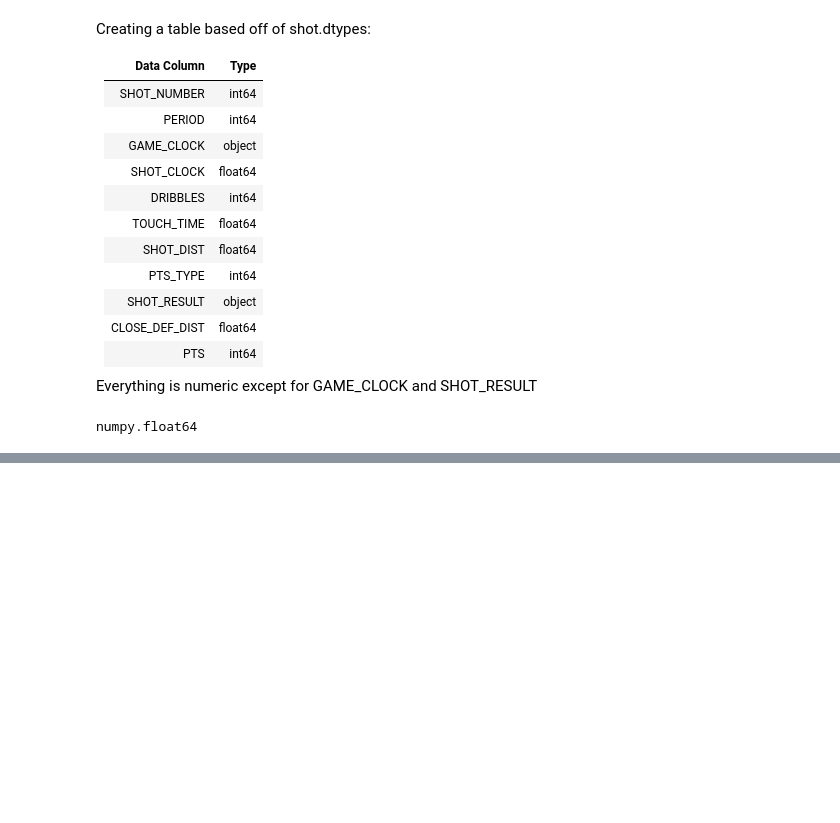
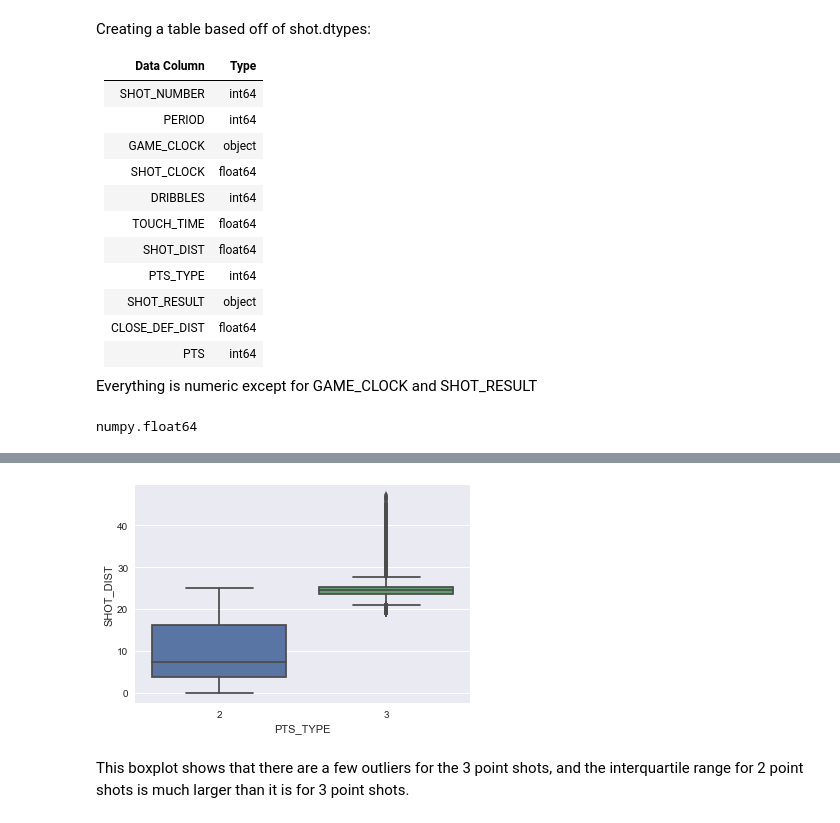
Before and after one commit to ray-chen-930/nba-shot-value-predictor, a Jupyter notebook: Capstone Project 1.ipynb, the cells around one changed output, grey strips where cells are left out. Drawn from its saved outputs; the diff is of its cells as text; code cells hidden in the pictures; blank space fills up the shorter version.

```diff
--- a/Capstone Project 1.ipynb
+++ b/Capstone Project 1.ipynb
@@ -190,0 +302,9 @@ shot_missed = shot.loc[shot['SHOT_RESULT'] == 0, :]
+# %%
+#comparing shot distance and whether or not it was a 3
+
+sns.boxplot(shot['PTS_TYPE'], shot['SHOT_DIST'])
+plt.show()
+# %% [output]
+[figure, added]
+# %% [markdown]
+This boxplot shows that there are a few outliers for the 3 point shots, and the interquartile range for 2 point shots is much larger than it is for 3 point shots.
```
Also changed, not shown: parts of 43 cells of this notebook.
